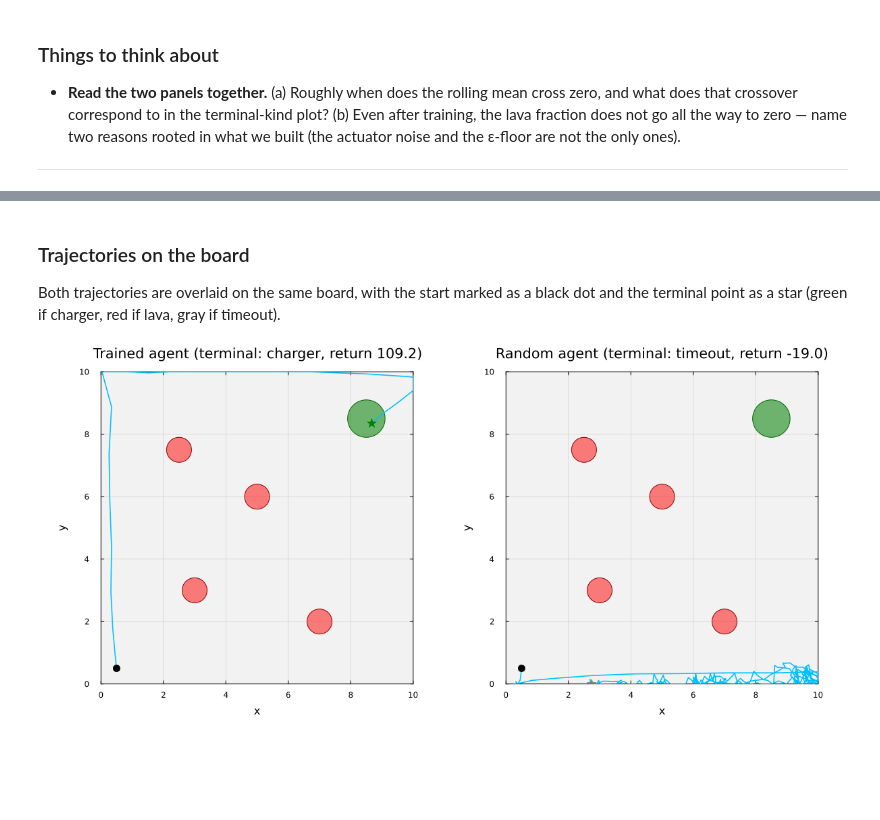
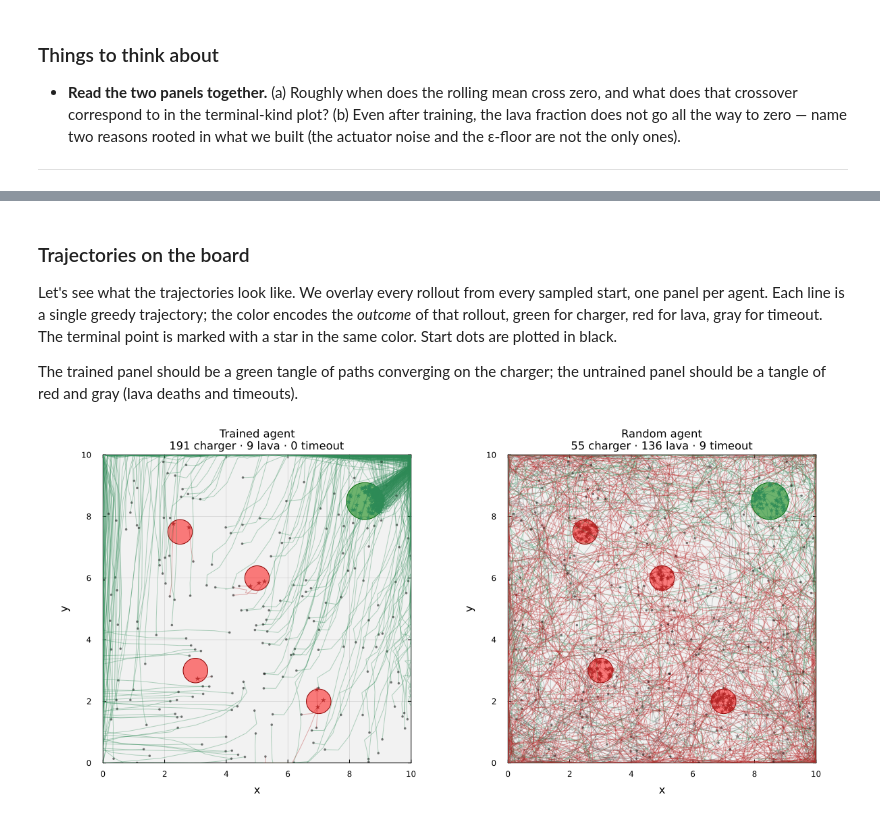
Before and after one commit to varnerlab/CHEME-5820-Labs-Spring-2026, a Jupyter notebook: labs/week-16/L16b/CHEME-5820-L16b-Lab-Solution-Spring-2026.ipynb, the cells around one changed output, grey strips where cells are left out. Drawn from its saved outputs; the diff is of its cells as text; code cells hidden in the pictures; blank space fills up the shorter version.

```diff
--- a/labs/week-16/L16b/CHEME-5820-L16b-Lab-Solution-Spring-2026.ipynb
+++ b/labs/week-16/L16b/CHEME-5820-L16b-Lab-Solution-Spring-2026.ipynb
@@ -465,49 +529,20 @@ end;
 # %% [markdown]
 ### Trajectories on the board
-Both trajectories are overlaid on the same board, with the start marked as a black dot and the terminal point as a star (green if charger, red if lava, gray if timeout).
+Let's see what the trajectories look like. We overlay every rollout from every sampled start, one panel per agent. Each line is a single greedy trajectory; the color encodes the *outcome* of that rollout, green for charger, red for lava, gray for timeout. The terminal point is marked with a star in the same color. Start dots are plotted in black.
+
+The trained panel should be a green tangle of paths converging on the charger; the untrained panel should be a tangle of red and gray (lava deaths and timeouts).
 # %%
 let
-    function draw_board!(p)
-        θ = range(0, 2π; length = 60)
-        for (lx, ly) in LAVA_POS
-            plot!(p, lx .+ LAVA_RADIUS .* cos.(θ), ly .+ LAVA_RADIUS .* sin.(θ);
-                seriestype = :shape, fillcolor = :red, linecolor = :darkred,
-                fillalpha = 0.5, label = nothing)
-        end
-        cx, cy = CHARGER_POS
-        plot!(p, cx .+ CHARGER_RADIUS .* cos.(θ), cy .+ CHARGER_RADIUS .* sin.(θ);
-            seriestype = :shape, fillcolor = :green, linecolor = :darkgreen,
-            fillalpha = 0.55, label = nothing)
-    end
-    function term_color(sym)
-        sym == :charger && return :green
-        sym == :lava    && return :red
-        return :gray
-    end
+    # render one panel per agent using the multi_trajplot helper -
+    p1 = multi_trajplot(trained_trajs; title = "Trained agent\n$(term_count_label(trained_trajs))")
+    p2 = multi_trajplot(random_trajs;  title = "Random agent\n$(term_count_label(random_trajs))")
 
-    function trajplot(roll; title)
-        p = plot(; xlim = (0, LX), ylim = (0, LY), aspect_ratio = :equal,
-            xlabel = "x", ylabel = "y", title = title,
-            bg = "gray95", background_color_outside = "white",
-            framestyle = :box, legend = false)
-        draw_board!(p)
-        plot!(p, roll.xs, roll.ys; lw = 1.6, c = :deepskyblue, label = nothing)
-        scatter!(p, [roll.xs[1]], [roll.ys[1]]; ms = 6, msw = 0, c = :black, label = nothing)
-        scatter!(p, [roll.xs[end]], [roll.ys[end]]; ms = 8, msw = 0,
-            c = term_color(roll.terminal), marker = :star5, label = nothing)
-        p
-    end
-
-    p1 = trajplot(trained_traj;
-        title = "Trained agent (terminal: $(trained_traj.terminal), return $(round(trained_traj.total_return; digits=1)))")
-    p2 = trajplot(random_traj;
-        title = "Random agent (terminal: $(random_traj.terminal), return $(round(random_traj.total_return; digits=1)))")
-
+    # combine into a single side-by-side figure -
     plot(p1, p2; layout = (1, 2), size = (1200, 560),
         left_margin = 8Plots.mm, bottom_margin = 6Plots.mm,
         right_margin = 6Plots.mm, top_margin = 4Plots.mm)
 end
 # %% [output]
-[figure, old version]
+[figure, new version]
 # %% [markdown]
 ### Things to think about
```
Also changed, not shown: parts of 12 cells of this notebook.
